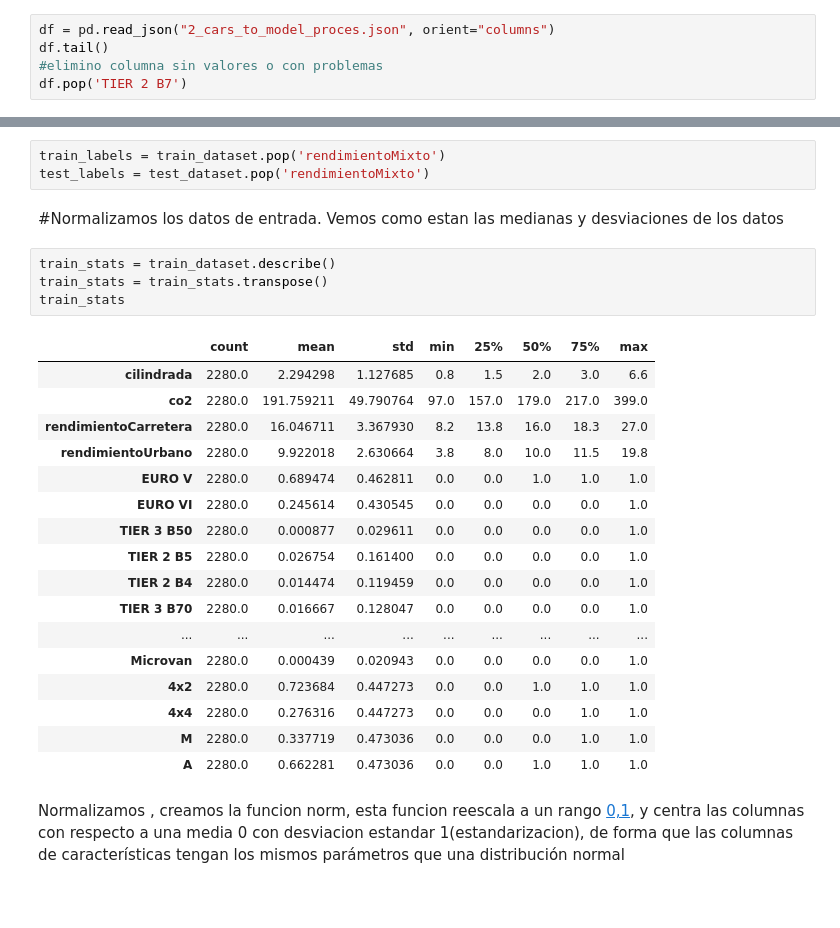
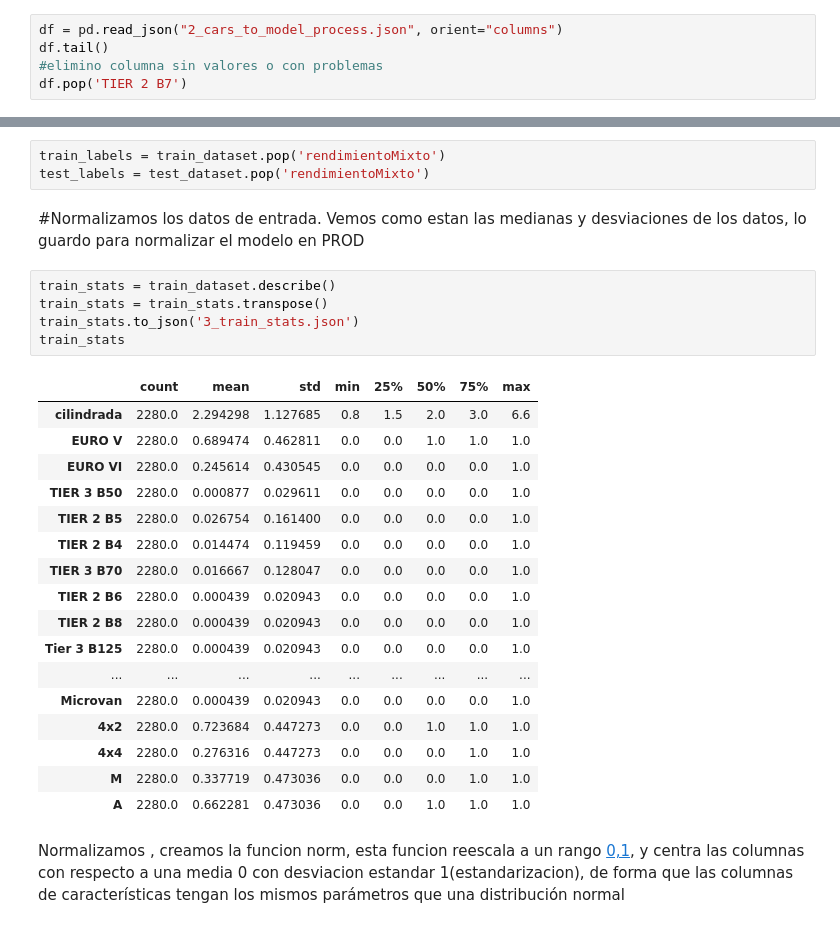
Before and after one commit to niavarote/Senpai_IA_Developer_2020_Proyect, a Jupyter notebook: 3-Training_and_evaluate.ipynb, the cells around one changed output, grey strips where cells are left out. Cells and saved outputs as stored; diff of their text form; blank space fills up the shorter version.

```diff
--- a/3-Training_and_evaluate.ipynb
+++ b/3-Training_and_evaluate.ipynb
@@ -7,7 +7,7 @@ import tensorflow as tf
 # %% [markdown]
 Leo el archivo que con el set de datos limpios
 # %%
-df = pd.read_json("2_cars_to_model_proces.json", orient="columns")
+df = pd.read_json("2_cars_to_model_process.json", orient="columns")
 df.tail()
 #elimino columna sin valores o con problemas
 df.pop('TIER 2 B7')
@@ -45,23 +45,24 @@ train_labels = train_dataset.pop('rendimientoMixto')
 test_labels = test_dataset.pop('rendimientoMixto')
 # %% [markdown]
 #Normalizamos los datos de entrada.
-Vemos como estan las medianas y desviaciones de los datos
+Vemos como estan las medianas y desviaciones de los datos, lo guardo para normalizar el modelo en PROD
 # %%
 train_stats = train_dataset.describe()
 train_stats = train_stats.transpose()
+train_stats.to_json('3_train_stats.json')
 train_stats
 # %% [output]
 |  | count | mean | std | min | 25% | 50% | 75% | max |
 | cilindrada | 2280.0 | 2.294298 | 1.127685 | 0.8 | 1.5 | 2.0 | 3.0 | 6.6 |
-| co2 | 2280.0 | 191.759211 | 49.790764 | 97.0 | 157.0 | 179.0 | 217.0 | 399.0 |
-| rendimientoCarretera | 2280.0 | 16.046711 | 3.367930 | 8.2 | 13.8 | 16.0 | 18.3 | 27.0 |
-| rendimientoUrbano | 2280.0 | 9.922018 | 2.630664 | 3.8 | 8.0 | 10.0 | 11.5 | 19.8 |
 | EURO V | 2280.0 | 0.689474 | 0.462811 | 0.0 | 0.0 | 1.0 | 1.0 | 1.0 |
 | EURO VI | 2280.0 | 0.245614 | 0.430545 | 0.0 | 0.0 | 0.0 | 0.0 | 1.0 |
 | TIER 3 B50 | 2280.0 | 0.000877 | 0.029611 | 0.0 | 0.0 | 0.0 | 0.0 | 1.0 |
 | TIER 2 B5 | 2280.0 | 0.026754 | 0.161400 | 0.0 | 0.0 | 0.0 | 0.0 | 1.0 |
 | TIER 2 B4 | 2280.0 | 0.014474 | 0.119459 | 0.0 | 0.0 | 0.0 | 0.0 | 1.0 |
 | TIER 3 B70 | 2280.0 | 0.016667 | 0.128047 | 0.0 | 0.0 | 0.0 | 0.0 | 1.0 |
+| TIER 2 B6 | 2280.0 | 0.000439 | 0.020943 | 0.0 | 0.0 | 0.0 | 0.0 | 1.0 |
+| TIER 2 B8 | 2280.0 | 0.000439 | 0.020943 | 0.0 | 0.0 | 0.0 | 0.0 | 1.0 |
+| Tier 3 B125 | 2280.0 | 0.000439 | 0.020943 | 0.0 | 0.0 | 0.0 | 0.0 | 1.0 |
 | ... | ... | ... | ... | ... | ... | ... | ... | ... |
 | Microvan | 2280.0 | 0.000439 | 0.020943 | 0.0 | 0.0 | 0.0 | 0.0 | 1.0 |
 | 4x2 | 2280.0 | 0.723684 | 0.447273 | 0.0 | 0.0 | 1.0 | 1.0 | 1.0 |
```
Also changed, not shown: parts of 22 cells of this notebook, 7 other files.
